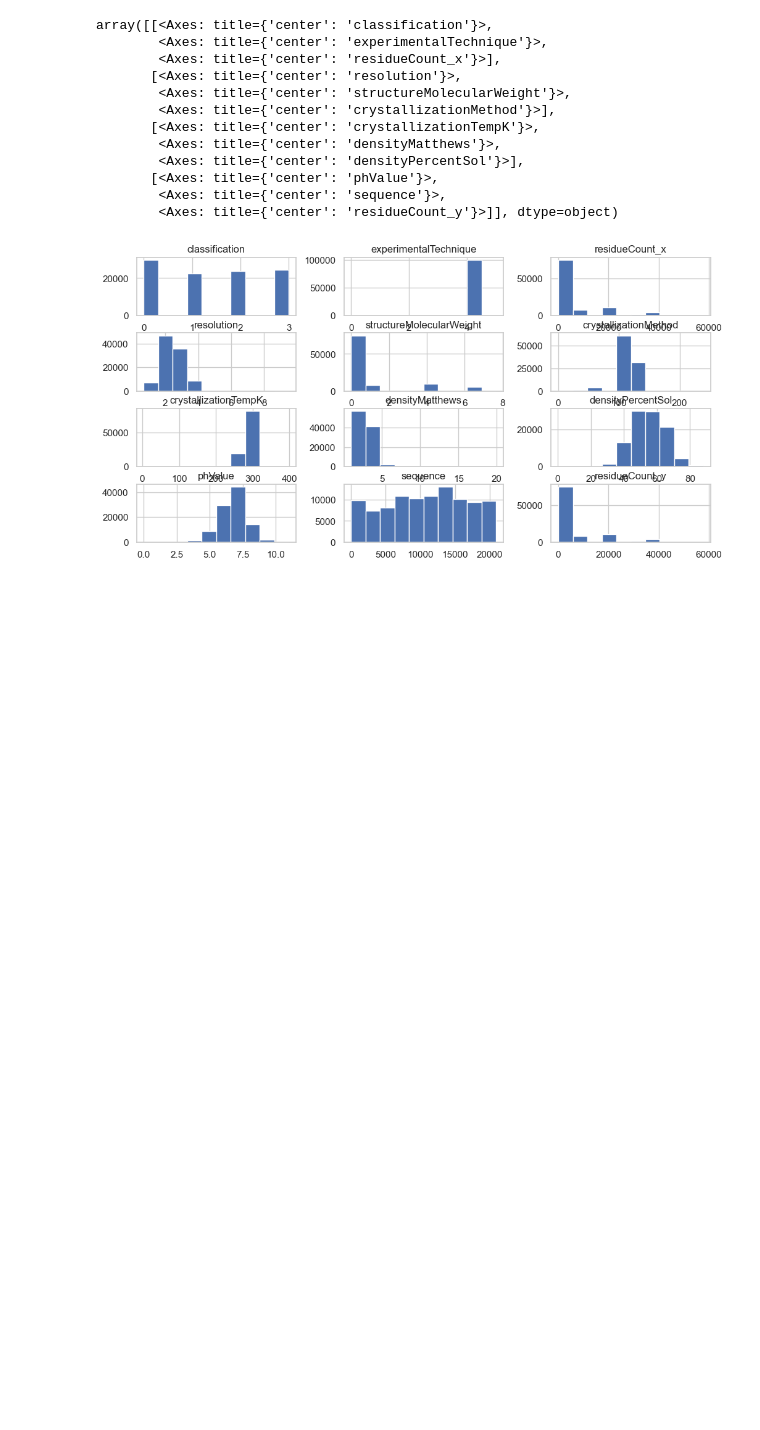
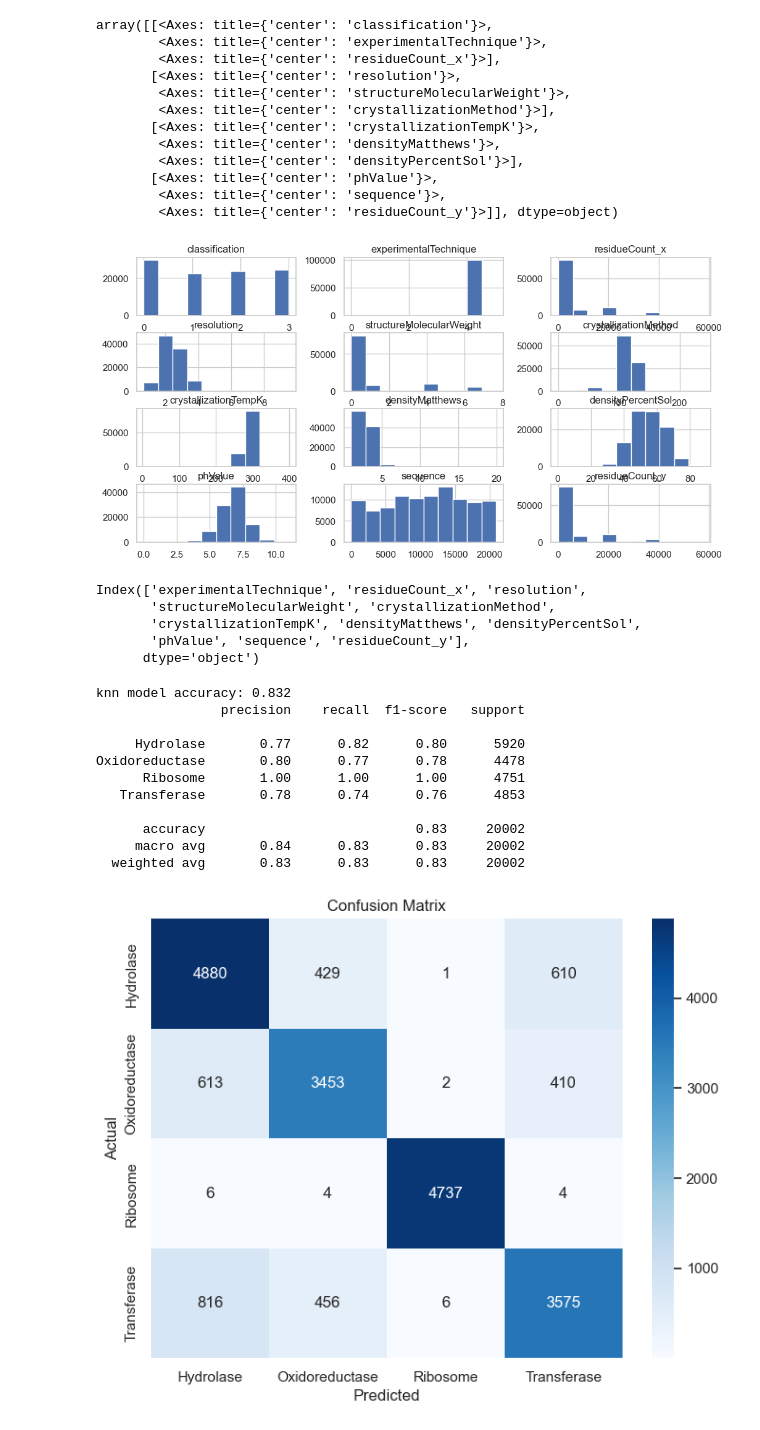
Before and after one commit to parthkhurana07/Protein_Family_Classification, a Jupyter notebook: protein_classification.ipynb, the cells around one changed output. Cells and saved outputs as stored; diff of their text form; code cells hidden in the pictures; blank space fills up the shorter version.

Commit message:
Model Building

```diff
--- a/protein_classification.ipynb
+++ b/protein_classification.ipynb
@@ -229,3 +226,62 @@ array([[<Axes: title={'center': 'classification'}>,
         <Axes: title={'center': 'sequence'}>,
         <Axes: title={'center': 'residueCount_y'}>]], dtype=object)
 [figure]
+# %%
+from sklearn.preprocessing import MinMaxScaler
+from sklearn.model_selection import train_test_split
+
+min_max_scaler = MinMaxScaler()
+
+X = df_final.drop(['classification'],axis=1)
+y = df_final['classification']
+
+X_minmax = min_max_scaler.fit_transform(X)
+
+X_train, X_test, y_train, y_test = train_test_split(X_minmax, y, test_size=0.2, random_state=42)
+
+print(X.columns)
+# %% [output]
+Index(['experimentalTechnique', 'residueCount_x', 'resolution',
+       'structureMolecularWeight', 'crystallizationMethod',
+       'crystallizationTempK', 'densityMatthews', 'densityPercentSol',
+       'phValue', 'sequence', 'residueCount_y'],
+      dtype='object')
+# %%
+from sklearn.neighbors import KNeighborsClassifier
+from sklearn import metrics
+from sklearn.metrics import classification_report, confusion_matrix, accuracy_score
+
+knn = KNeighborsClassifier(n_neighbors=5)
+knn.fit(X_train, y_train)
+
+# Assessing the initial knn model's performance
+y_pred = knn.predict(X_test)
+score = metrics.accuracy_score(y_test, y_pred)
+print("knn model accuracy: %0.3f" % score)
+
+target_names = ["Hydrolase", "Oxidoreductase", "Ribosome", "Transferase"]
+print(classification_report(y_test, y_pred, target_names=target_names))
+
+# Confusion Matrix
+conf_matrix = confusion_matrix(y_test, y_pred)
+
+# Plotting the confusion matrix
+plt.figure(figsize=(8, 6))
+sns.heatmap(conf_matrix, annot=True, fmt="d", cmap="Blues", xticklabels=target_names, yticklabels=target_names)
+plt.title("Confusion Matrix")
+plt.xlabel("Predicted")
+plt.ylabel("Actual")
+plt.show()
+# %% [output]
+knn model accuracy: 0.832
+                precision    recall  f1-score   support
+
+     Hydrolase       0.77      0.82      0.80      5920
+Oxidoreductase       0.80      0.77      0.78      4478
+      Ribosome       1.00      1.00      1.00      4751
+   Transferase       0.78      0.74      0.76      4853
+
+      accuracy                           0.83     20002
+     macro avg       0.84      0.83      0.83     20002
+  weighted avg       0.83      0.83      0.83     20002
+[figure, added]
```
Also changed, not shown: parts of 2 cells of this notebook.
